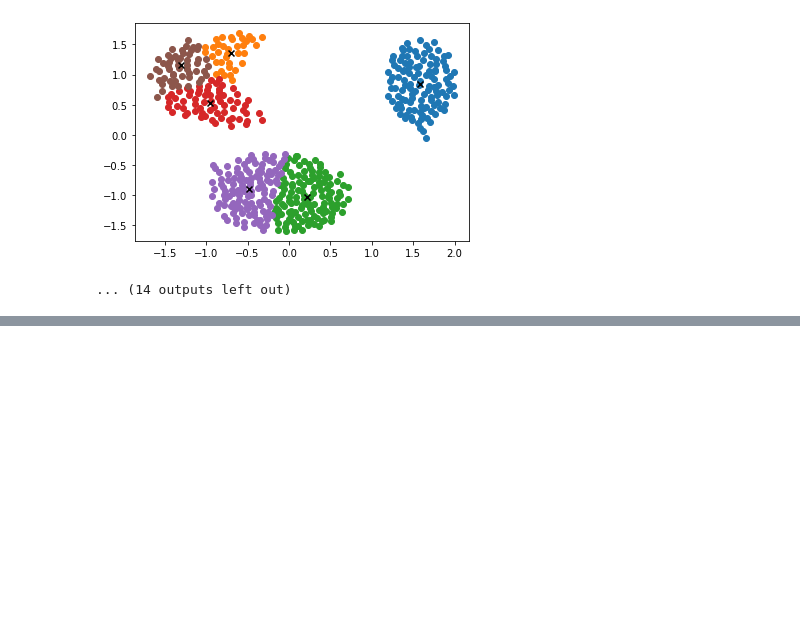
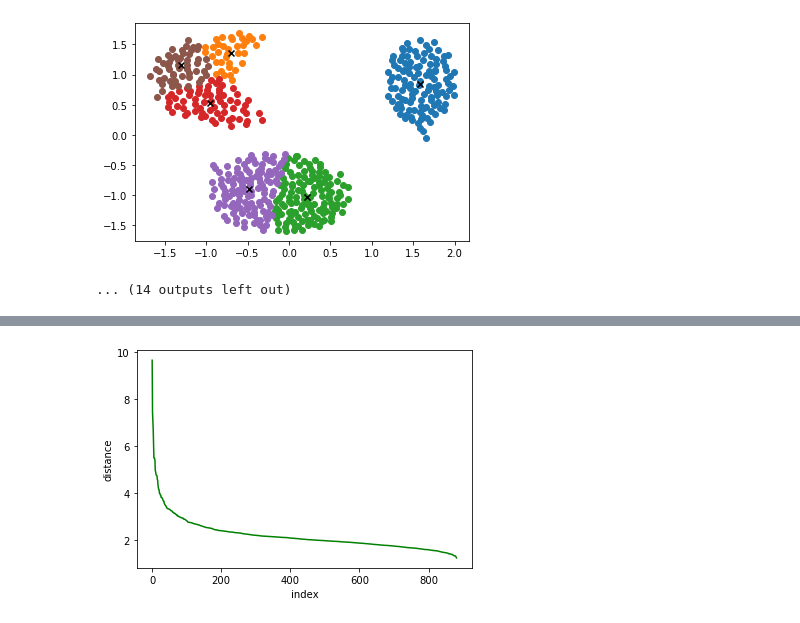
Before and after one commit to fcpereira97/MO444, a Jupyter notebook: Projeto 1/Projeto 1 - Notebook.ipynb, the cells around one changed output, grey strips where cells are left out. Saved outputs shown, nothing was run; the diff lists cells and outputs as text; code cells hidden in the pictures; blank space fills up the shorter version.

```diff
--- a/Projeto 1/Projeto 1 - Notebook.ipynb
+++ b/Projeto 1/Projeto 1 - Notebook.ipynb
@@ -292,21 +489,38 @@ def DBSCAN_plot_2D_clusters(clusters):
+# %%
+# Get dataset
+ds_filepath = "trip_advisor.dat"
+#ds_filepath = "wimbledon_men_2013.dat"
+ds = get_dataset(ds_filepath)
+dim = len(training_set[0].features) # get the number of features of the dataset
+
+# Pre-process the dataset
+random.seed(37154)
+random.shuffle(ds)
+training_set, test_set = divide_dataset(ds, 0.9, 0.1)
+z_score_normalization(training_set, dim)
+z_score_normalization(test_set, dim)
 # %%
-        if point.label == "undefined":
-            point.neighborhood = DBSCAN_find_neighborhood(dataset, dist_func, eps, point)
-            print(len(point.neighborhood))
-#            if len(point.neighborhood) >= minDensity:
-            if len(point.neighborhood) < minDensity:
-                point.label = "noise"
-            else:
-                cluster = cluster + 1
-                point.label = str(cluster)
-                clusters[cluster] = [point]
-                neighbors_to_explore = set(point.neighborhood) - set([point])
+###############################
+# Training step               #
+###############################
 
-                for n in neighbors_to_explore:
-                    if n.label == "noise" or n.label == "undefined":
-                        n.label = str(cluster)
-                        clusters[cluster] = clusters[cluster] + [n]
-                    n.neighborhood = DBSCAN_find_neighborhood(dataset, dist_func, eps, n)
-                    #if len(n.neighborhood) >= minDensity:
-                    neighbors_to_explore = (neighbors_to_explore ^ n.neighborhood) - set([n])
-                 #   print(len(neighbors_to_explore))
+# Tuning hiper-parameters
+dim = len(training_set[0].features)
+k = 2*dim # set k to be 2 times the number of features minus one
+
+k_neighbors = {p : [] for p in training_set}
+for p in training_set:
+    k_neighbors[p] = get_nearest_distances(training_set, get_distance, dim, k, p)
+
+estimated_eps = [k_neighbors[p][k-1:] for p in training_set]
+estimated_eps = sorted(estimated_eps, reverse=True)
+
+# plot the elbow graph
+x = [i for i in range(len(estimated_eps))]
+y = estimated_eps
+plt.xlabel("index")
+plt.ylabel("distance")
+plt.plot(x, y, 'g-')
+plt.show()
+# %% [output]
+[figure, added]
```
Also changed, not shown: parts of 15 cells of this notebook, 2 other files.
